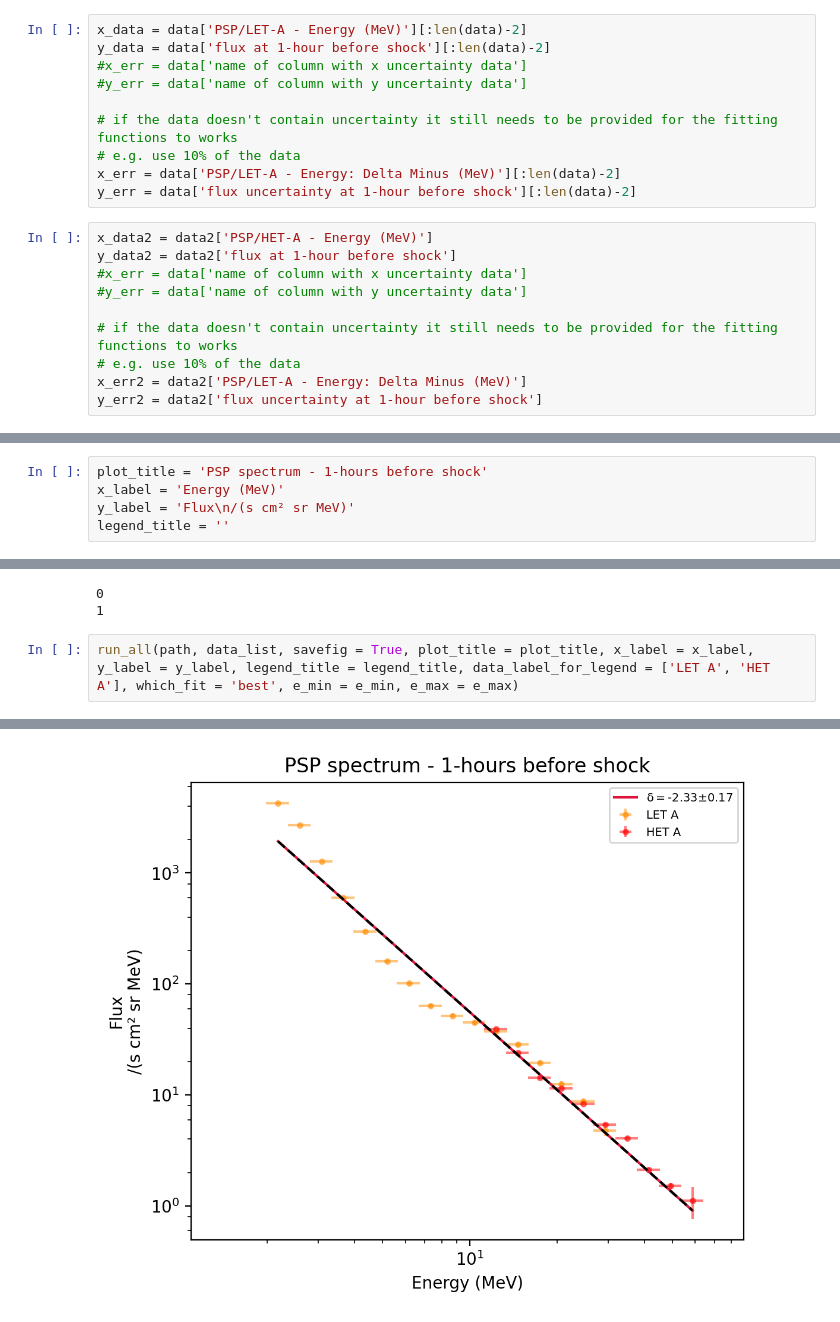
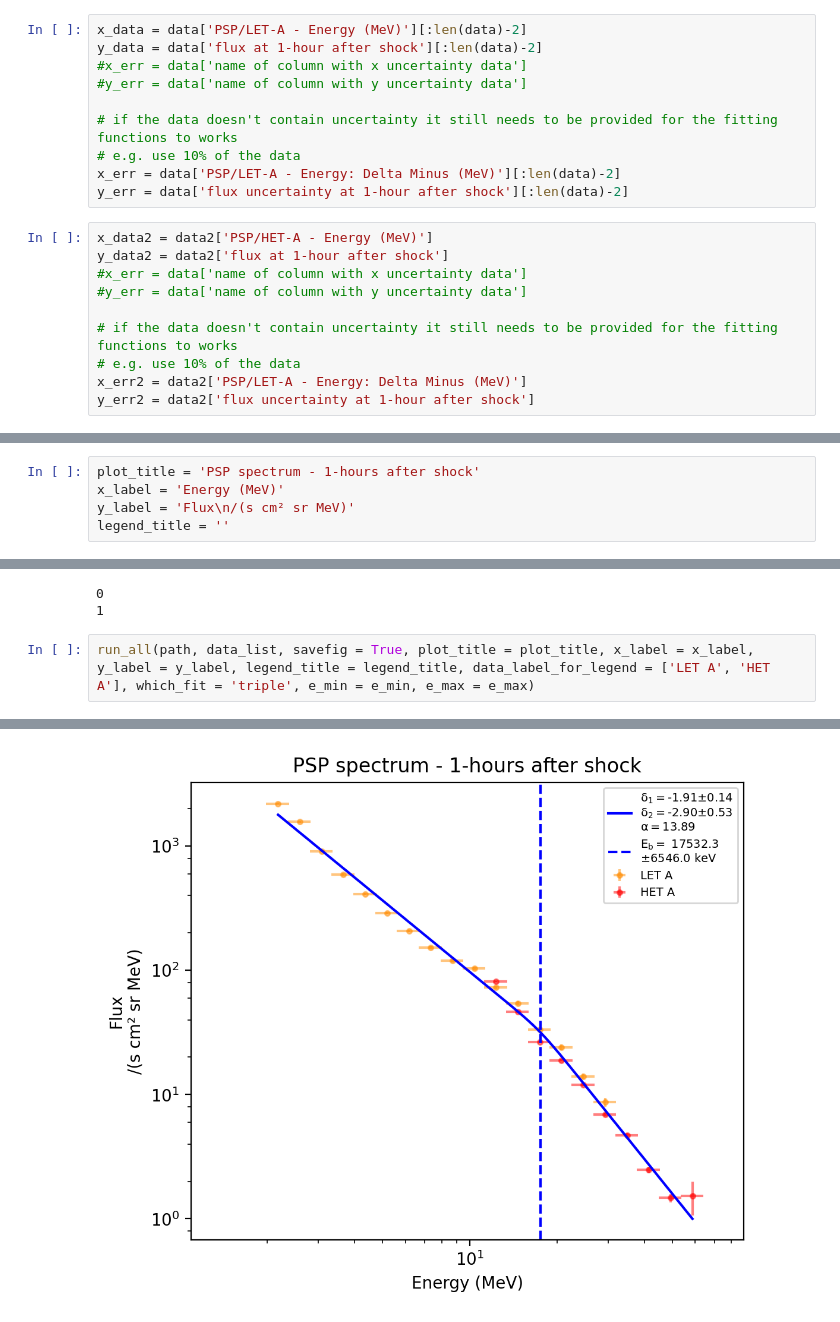
Before and after one commit to AnnamariaFedeli/SolOEPD-Plot-n-Fit-SEE, a Jupyter notebook: Notebook_fit_any_data.ipynb, the cells around one changed output, grey strips where cells are left out. Drawn from its saved outputs; the diff is of its cells as text.

```diff
--- a/Notebook_fit_any_data.ipynb
+++ b/Notebook_fit_any_data.ipynb
@@ -16,24 +16,24 @@ data2 = pd.read_csv(path2) # or pd.read_excel() for xlsx data
 #### Choose what to fit. The file can contain all kinds of data and multiple columns etc. Below, you need to choose what you want to fit. Choose x-axis data and y-axis data.
 # %%
 x_data = data['PSP/LET-A - Energy (MeV)'][:len(data)-2]
-y_data = data['flux at 1-hour before shock'][:len(data)-2]
+y_data = data['flux at 1-hour after shock'][:len(data)-2]
 #x_err = data['name of column with x uncertainty data']
 #y_err = data['name of column with y uncertainty data']
 
 # if the data doesn't contain uncertainty it still needs to be provided for the fitting functions to works
 # e.g. use 10% of the data
 x_err = data['PSP/LET-A - Energy: Delta Minus (MeV)'][:len(data)-2]
-y_err = data['flux uncertainty at 1-hour before shock'][:len(data)-2]
+y_err = data['flux uncertainty at 1-hour after shock'][:len(data)-2]
 # %%
 x_data2 = data2['PSP/HET-A - Energy (MeV)']
-y_data2 = data2['flux at 1-hour before shock']
+y_data2 = data2['flux at 1-hour after shock']
 #x_err = data['name of column with x uncertainty data']
 #y_err = data['name of column with y uncertainty data']
 
 # if the data doesn't contain uncertainty it still needs to be provided for the fitting functions to works
 # e.g. use 10% of the data
 x_err2 = data2['PSP/LET-A - Energy: Delta Minus (MeV)']
-y_err2 = data2['flux uncertainty at 1-hour before shock']
+y_err2 = data2['flux uncertainty at 1-hour after shock']
 # %% [markdown]
 ## Saving data
 #### You can choose to save the plot (savefig), the ODR run as a pickle file (save_pickle) and save all the variables from the fitting procedure (save_fit_variables) by setting the options below to True
@@ -54,7 +54,7 @@ data_for_the_fit2['y'] = y_data2
 data_for_the_fit2['x_err'] = x_err2
 data_for_the_fit2['y_err'] = y_err2
 # %%
-plot_title = 'PSP spectrum - 1-hours before shock'
+plot_title = 'PSP spectrum - 1-hours after shock'
 x_label = 'Energy (MeV)'
 y_label = 'Flux\n/(s cm² sr MeV)'
 legend_title = ''
@@ -111,6 +111,6 @@ for i in range(len(data_list)):
 0
 1
 # %%
-run_all(path, data_list, savefig = True, plot_title = plot_title, x_label = x_label, y_label = y_label, legend_title = legend_title, data_label_for_legend = ['LET A', 'HET A'], which_fit = 'best', e_min = e_min, e_max = e_max)
+run_all(path, data_list, savefig = True, plot_title = plot_title, x_label = x_label, y_label = y_label, legend_title = legend_title, data_label_for_legend = ['LET A', 'HET A'], which_fit = 'triple', e_min = e_min, e_max = e_max)
 # %% [output]
             x             y   x error    y error
@@ -222 +134 @@ single
-[figure, old version]
+[figure, new version]
```
Also changed, not shown: parts of 2 cells of this notebook, 1 other file.
